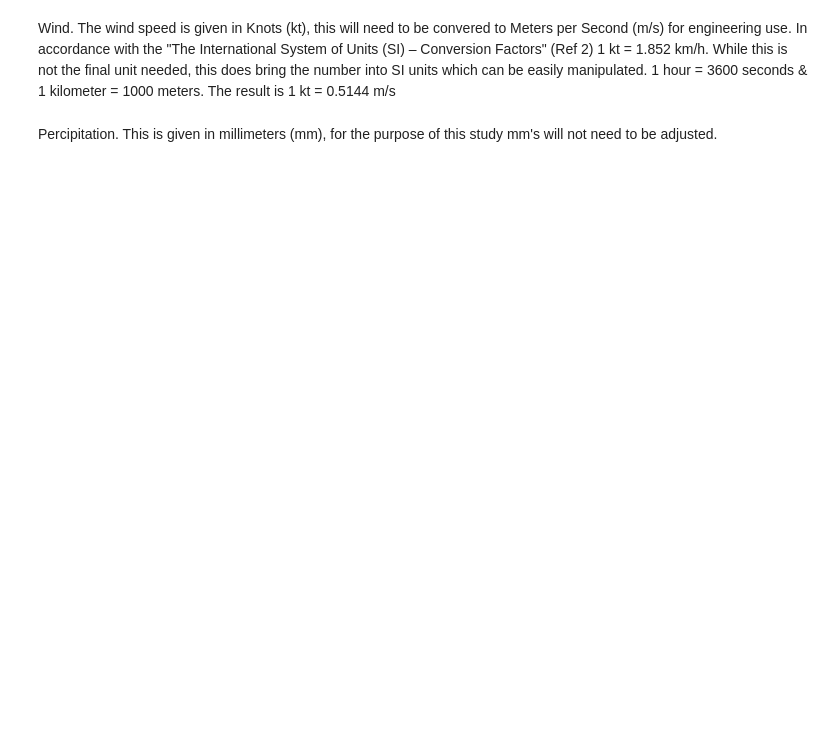
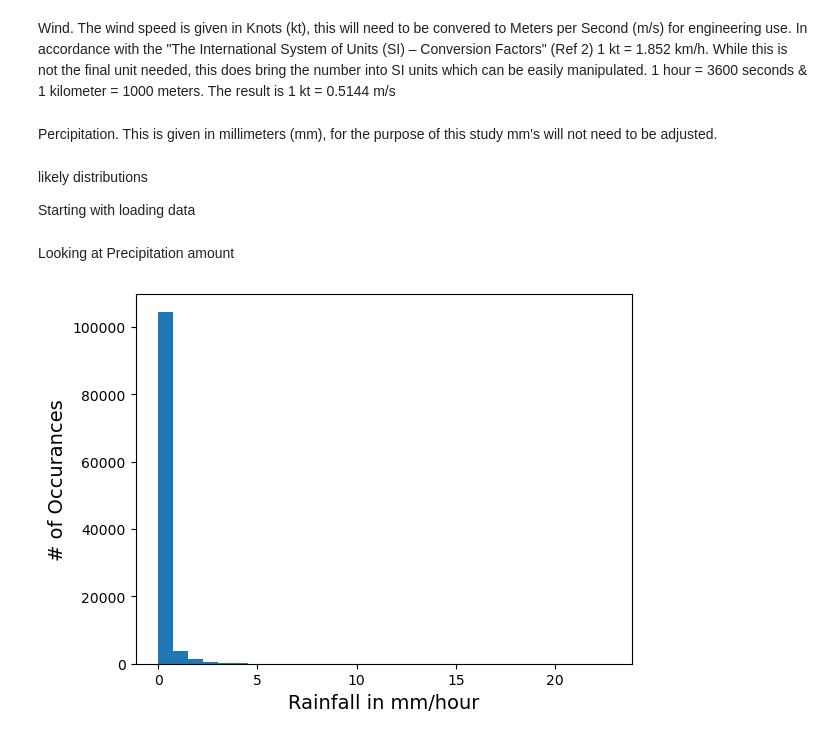
Before and after one commit to DaveAero/Project1, a Jupyter notebook: Untitled.ipynb, the cells around one changed output. Cells and saved outputs as stored; diff of their text form; code cells hidden in the pictures; blank space fills up the shorter version.

Commit message:
Looking at likely distributions

```diff
--- a/Untitled.ipynb
+++ b/Untitled.ipynb
@@ -62,3 +66,7 @@ $h$ = Recorded altitude (meters)
 Wind. The wind speed is given in Knots (kt), this will need to be convered to Meters per Second (m/s) for engineering use. In accordance with the "The International System of Units (SI) – Conversion Factors" (Ref 2) 1 kt = 1.852 km/h. While this is not the final unit needed, this does bring the number into SI units which can be easily manipulated. 1 hour = 3600 seconds & 1 kilometer = 1000 meters. The result is 1 kt = 0.5144 m/s
 # %% [markdown]
 Percipitation. This is given in millimeters (mm), for the purpose of this study mm's will not need to be adjusted.
+# %% [markdown]
+likely distributions
+
+Starting with loading data
@@ -64,0 +78,23 @@ Percipitation. This is given in millimeters (mm), for the purpose of this study
+# %%
+# Loading data from CSV file
+Data = pd.read_csv('Data\hly1875.csv', skiprows=18, names=["Date and Time", "Rainfall Indicators", "Precipitation Amount", "Temperature Indicators", "Air Temperature", "Wet Bulb Indicators", "Wet Bulb Temperature","Dew Point Temperature", "Vapour Pressure", "Relative Humidity", "Mean Sea Level Pressure", "Wind Speed Indicators", "Mean Wind Speed", "Wind Direction Indicators", "Predominant Wind Direction"])
+
+# Cleaning data, from info doc
+#Data = Data.drop(['B', 'C'], axis=1)
+Data = Data.loc[Data["Rainfall Indicators"] == 0]
+Data = Data.loc[Data["Temperature Indicators"] == 0]
+Data = Data.loc[Data["Wet Bulb Indicators"] == 0]
+Data = Data.loc[Data["Wind Speed Indicators"] == 2]
+Data = Data.loc[Data["Wind Direction Indicators"] == 2]
+Data = Data.loc[Data["Mean Sea Level Pressure"] != " "]
+# %% [markdown]
+Looking at Precipitation amount
+# %%
+# plot:
+plt.hist(Data["Precipitation Amount"].apply(float), bins=30)
+plt.xlabel('Rainfall in mm/hour', fontsize=14)
+plt.ylabel('# of Occurances', fontsize=14)
+
+plt.show()
+# %% [output]
+[figure, added]
```
Also changed, not shown: parts of 13 cells of this notebook, 1 other file.
